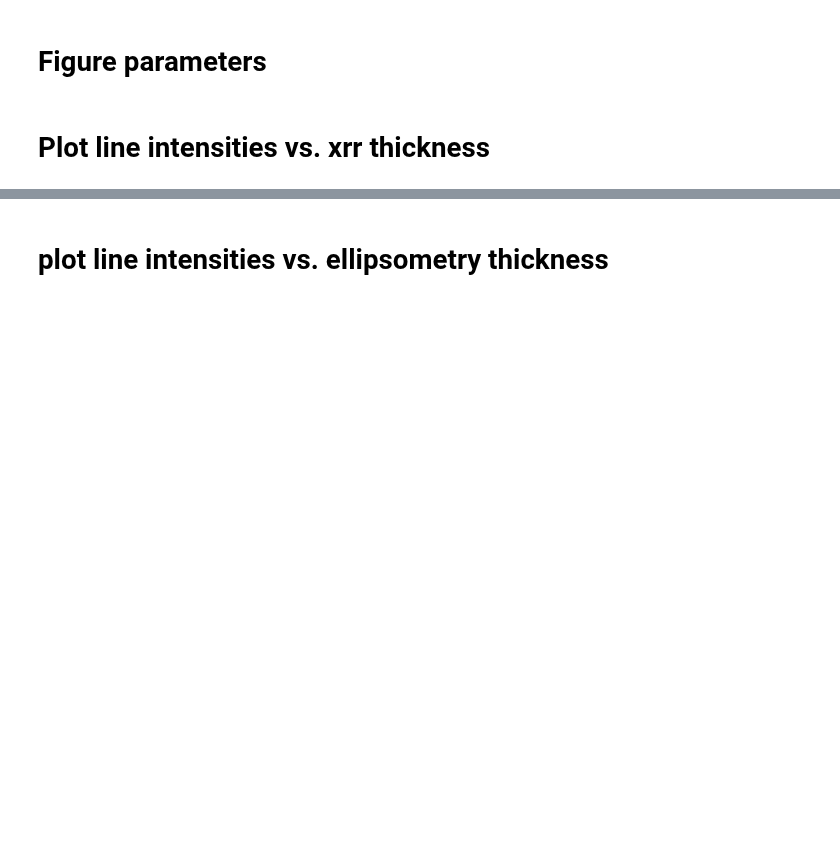
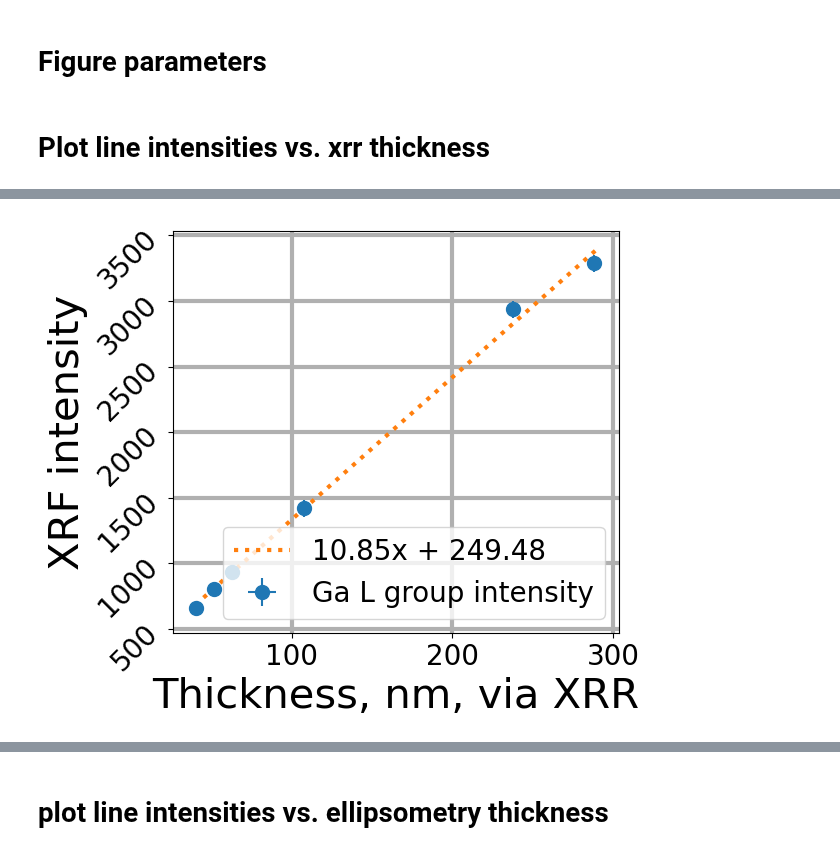
Before and after one commit to ELFREELAND/xrf-thickness-studies, a Jupyter notebook: maps/all_samples_plotter.ipynb, the cells around one changed output, grey strips where cells are left out. Saved outputs shown, nothing was run; the diff lists cells and outputs as text; code cells hidden in the pictures; blank space fills up the shorter version.

```diff
--- a/maps/all_samples_plotter.ipynb
+++ b/maps/all_samples_plotter.ipynb
@@ -73,0 +85,4 @@ plt.savefig("xrr_thickness_graph.png")
+# %%
+xrfVsXrr(2)
+# %% [output]
+[figure, added]
```
Also changed, not shown: parts of 13 cells of this notebook, 17 other files.
